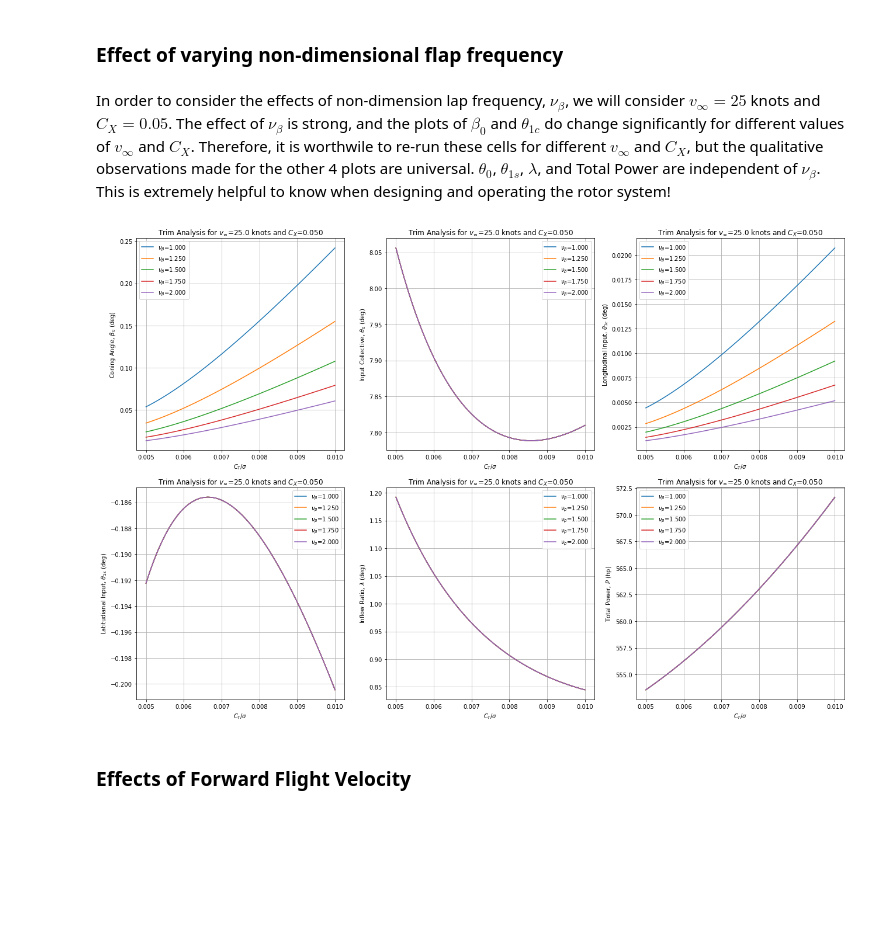
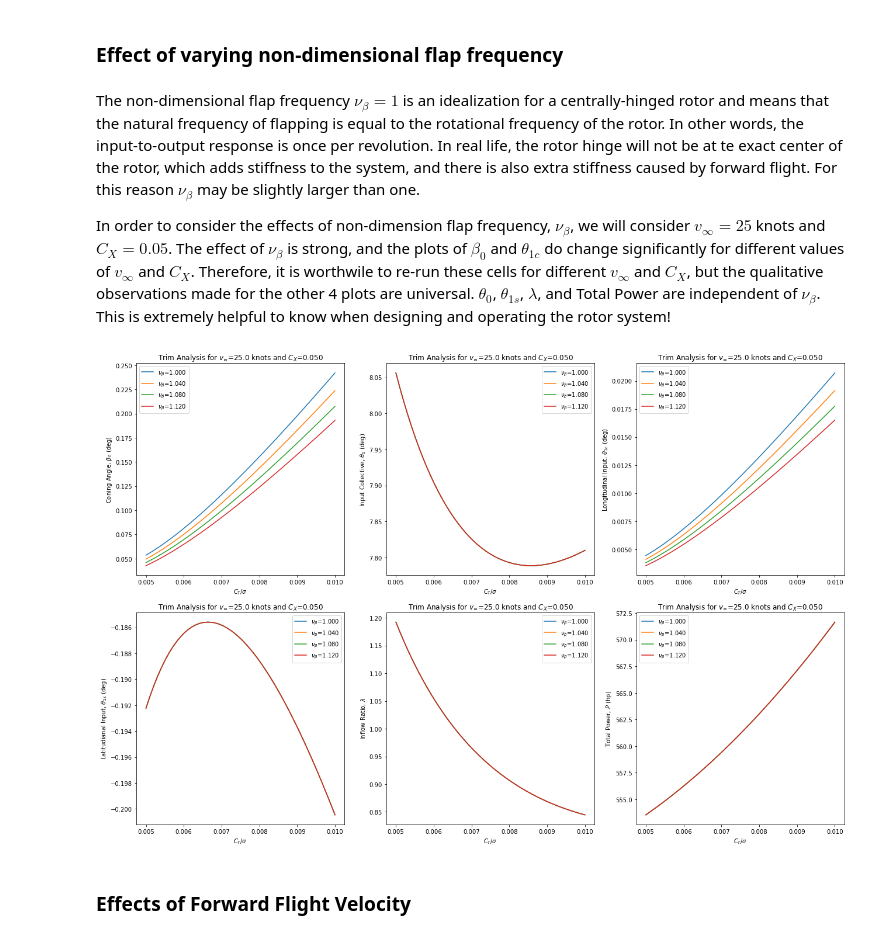
Before and after one commit to nruhl25/HoveringVehicleDesign, a Jupyter notebook: proj2/proj2_report.ipynb, the cells around one changed output. Saved outputs shown, nothing was run; the diff lists cells and outputs as text; code cells hidden in the pictures; blank space fills up the shorter version.

```diff
--- a/proj2/proj2_report.ipynb
+++ b/proj2/proj2_report.ipynb
@@ -152,12 +153,14 @@ plot_rotor_trim(trim1_tuple)
 # %% [markdown]
 ### Effect of varying non-dimensional flap frequency
 # %% [markdown]
-In order to consider the effects of non-dimension lap frequency, $\nu_\beta$, we will consider $v_\infty=25$ knots and $C_X=0.05$. The effect of $\nu_\beta$ is strong, and the plots of $\beta_0$ and $\theta_{1c}$ do change significantly for different values of $v_\infty$ and $C_X$. Therefore, it is worthwile to re-run these cells for different $v_\infty$ and $C_X$, but the qualitative observations made for the other 4 plots are universal. $\theta_0$, $\theta_{1s}$, $\lambda$, and Total Power are independent of $\nu_\beta$. This is extremely helpful to know when designing and operating the rotor system!
+The non-dimensional flap frequency $\nu_\beta=1$ is an idealization for a centrally-hinged rotor and means that the natural frequency of flapping is equal to the rotational frequency of the rotor. In other words, the input-to-output response is once per revolution. In real life, the rotor hinge will not be at te exact center of the rotor, which adds stiffness to the system, and there is also extra stiffness caused by forward flight. For this reason $\nu_\beta$ may be slightly larger than one.
+
+In order to consider the effects of non-dimension flap frequency, $\nu_\beta$, we will consider $v_\infty=25$ knots and $C_X=0.05$. The effect of $\nu_\beta$ is strong, and the plots of $\beta_0$ and $\theta_{1c}$ do change significantly for different values of $v_\infty$ and $C_X$. Therefore, it is worthwile to re-run these cells for different $v_\infty$ and $C_X$, but the qualitative observations made for the other 4 plots are universal. $\theta_0$, $\theta_{1s}$, $\lambda$, and Total Power are independent of $\nu_\beta$. This is extremely helpful to know when designing and operating the rotor system!
 # %%
-nu_b_list = np.linspace(1.0,2.0,5)
+nu_b_list = np.linspace(1.0,1.12,4)
 plotter.plot_trim_vary_flap_frequency(nu_b_list, v_inf=knots2mps(25), CX=0.05)
 # %% [output]
-[figure, old version]
+[figure, new version]
 # %% [markdown]
 ### Effects of Forward Flight Velocity
 # %% [markdown]
```
Also changed, not shown: parts of 9 cells of this notebook, 3 other files.
